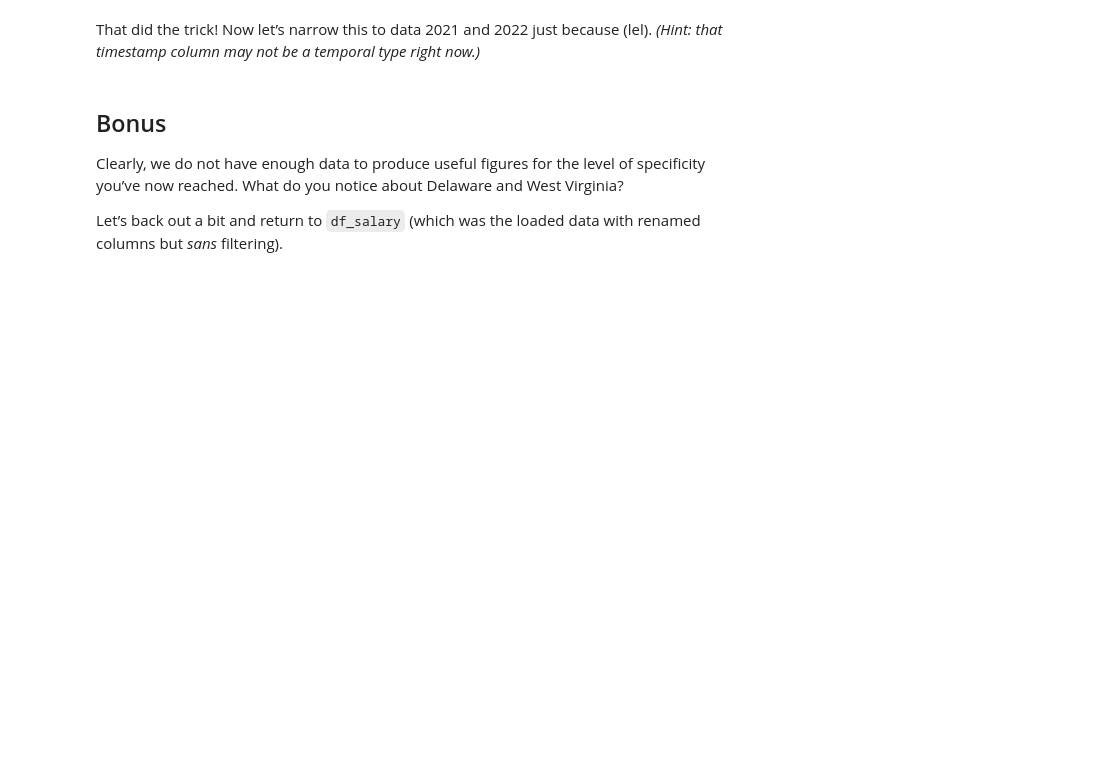
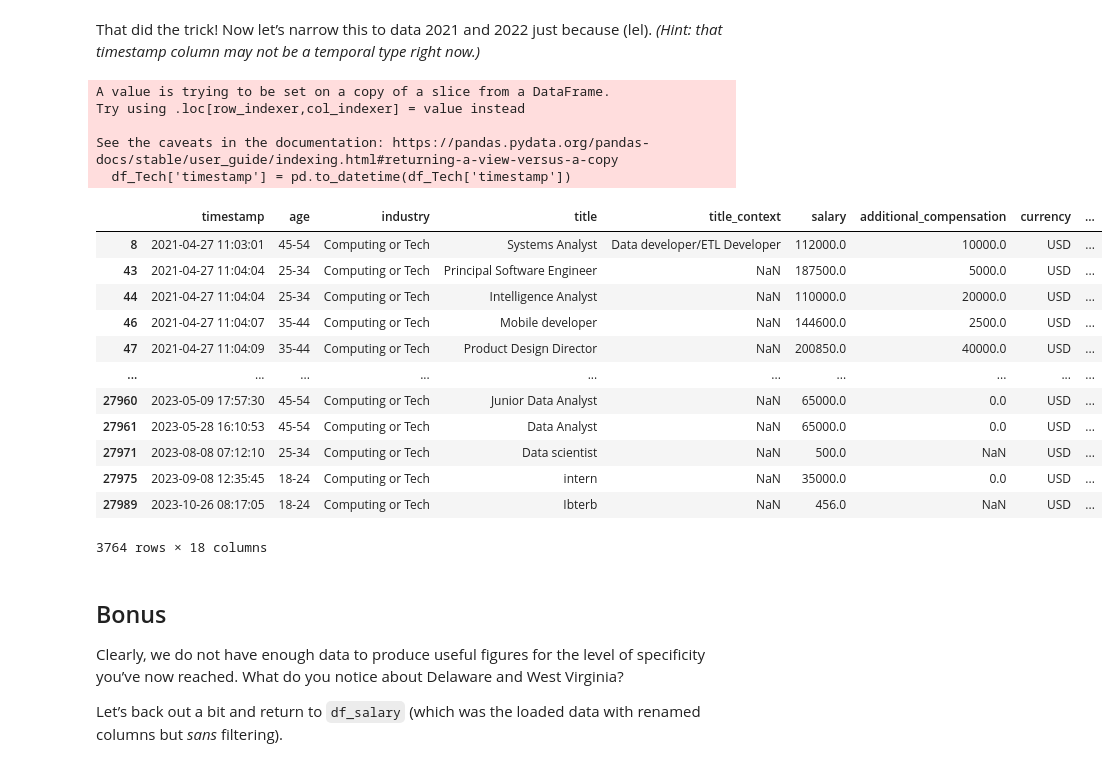
Before and after one commit to tsunar2002/ds-fall-2025-tue, a Jupyter notebook: Week-02-Pandas-Part-2-and-DS-Overview/exercise/raymond-jiang-exercise-week-02.ipynb, the cells around one changed output. Saved outputs shown, nothing was run; the diff lists cells and outputs as text; code cells hidden in the pictures; blank space fills up the shorter version.

```diff
--- a/Week-02-Pandas-Part-2-and-DS-Overview/exercise/raymond-jiang-exercise-week-02.ipynb
+++ b/Week-02-Pandas-Part-2-and-DS-Overview/exercise/raymond-jiang-exercise-week-02.ipynb
@@ -215,0 +332,12 @@ Let’s not worry about anything below the first 5 values for now. Convert the t
+# %%
+# Replace them all with 'US'.
+
+us_variations = [
+    'United States',
+    'USA',
+    'US',
+    'U.S.',
+    'United States of America'
+]
+
+df_Tech['country'] = df_Tech['country'].replace(us_variations, 'US')
@@ -234,0 +387,3 @@ Well, pooh! We forgot that `salary` isn’t numeric. Something wrong must be fix
+# %%
+# Fix it.
+df_Tech['salary'] = df_Tech['salary'].astype(str).str.replace(',', '').astype(float)
@@ -240,6 +418,34 @@ Let’s try that again.
 That did the trick! Now let’s narrow this to data 2021 and 2022 just because (lel). *(Hint: that timestamp column may not be a temporal type right now.)*
 # %%
 # Filter the data to within 2021, 2022, or 2023, saving the DataFrame to a new variable, and generate the summary again.
+
+df_Tech['timestamp'] = pd.to_datetime(df_Tech['timestamp'])
+
+
+df_Tech_Years = df_Tech[df_Tech['timestamp'].dt.year.isin([2021, 2022, 2023])].copy()
+
+df_Tech_Years
+
+df_Tech_Years
+# %% [output]
+A value is trying to be set on a copy of a slice from a DataFrame.
+Try using .loc[row_indexer,col_indexer] = value instead
+
+See the caveats in the documentation: https://pandas.pydata.org/pandas-docs/stable/user_guide/indexing.html#returning-a-view-versus-a-copy
+  df_Tech['timestamp'] = pd.to_datetime(df_Tech['timestamp'])
+|  | timestamp | age | industry | title | title_context | salary | additional_compensation | currency | ... |
+| 8 | 2021-04-27 11:03:01 | 45-54 | Computing or Tech | Systems Analyst | Data developer/ETL Developer | 112000.0 | 10000.0 | USD | ... |
+| 43 | 2021-04-27 11:04:04 | 25-34 | Computing or Tech | Principal Software Engineer | NaN | 187500.0 | 5000.0 | USD | ... |
+| 44 | 2021-04-27 11:04:04 | 25-34 | Computing or Tech | Intelligence Analyst | NaN | 110000.0 | 20000.0 | USD | ... |
+| 46 | 2021-04-27 11:04:07 | 35-44 | Computing or Tech | Mobile developer | NaN | 144600.0 | 2500.0 | USD | ... |
+| 47 | 2021-04-27 11:04:09 | 35-44 | Computing or Tech | Product Design Director | NaN | 200850.0 | 40000.0 | USD | ... |
+| ... | ... | ... | ... | ... | ... | ... | ... | ... | ... |
+| 27960 | 2023-05-09 17:57:30 | 45-54 | Computing or Tech | Junior Data Analyst | NaN | 65000.0 | 0.0 | USD | ... |
+| 27961 | 2023-05-28 16:10:53 | 45-54 | Computing or Tech | Data Analyst | NaN | 65000.0 | 0.0 | USD | ... |
+| 27971 | 2023-08-08 07:12:10 | 25-34 | Computing or Tech | Data scientist | NaN | 500.0 | NaN | USD | ... |
+| 27975 | 2023-09-08 12:35:45 | 18-24 | Computing or Tech | intern | NaN | 35000.0 | 0.0 | USD | ... |
+| 27989 | 2023-10-26 08:17:05 | 18-24 | Computing or Tech | Ibterb | NaN | 456.0 | NaN | USD | ... |
+3764 rows × 18 columns
 # %% [markdown]
 ## Bonus
 
```
Also changed, not shown: parts of 19 cells of this notebook.
